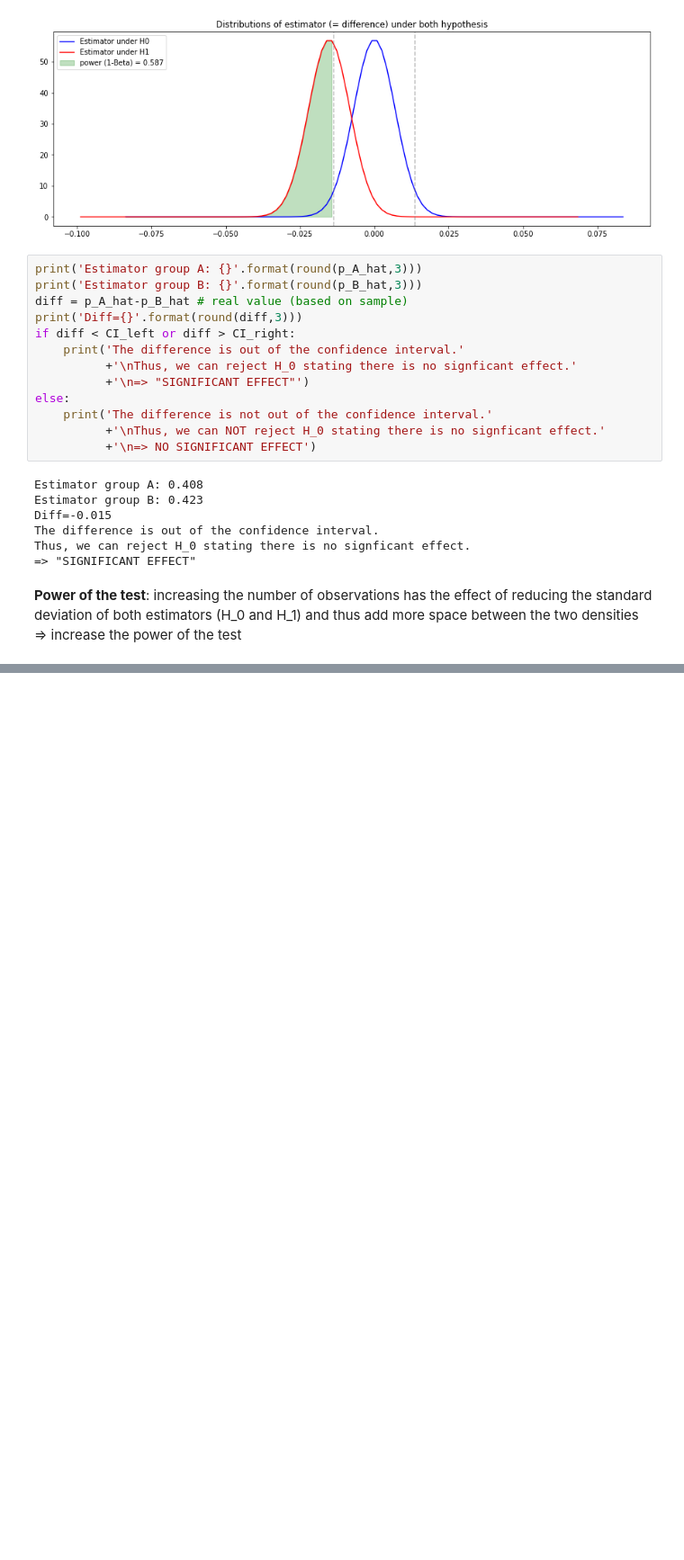
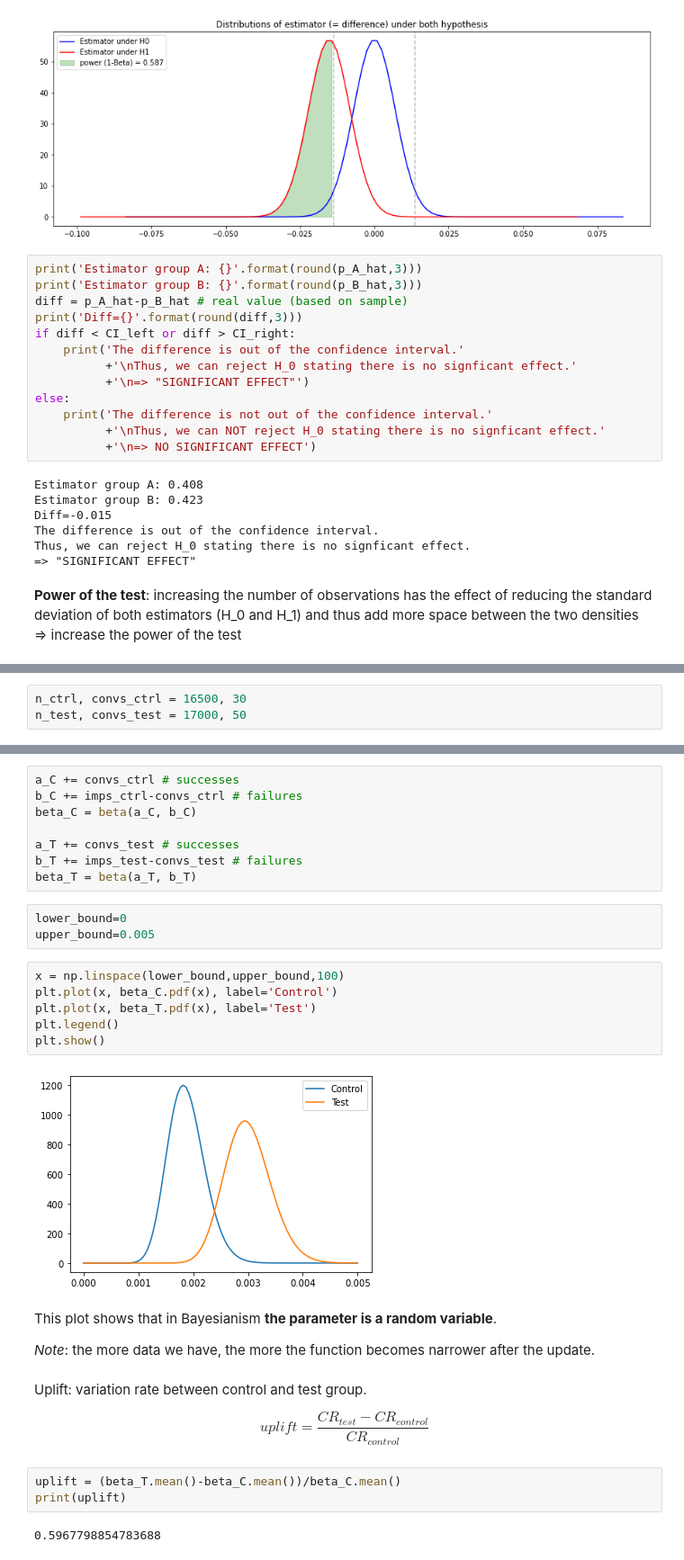
Before and after one commit to savoga/python_exos, a Jupyter notebook: statistical_testing.ipynb, the cells around one changed output, grey strips where cells are left out. Shown at 90% size. Drawn from its saved outputs; the diff is of its cells as text; blank space fills up the shorter version.

Commit message:
bayesian statistical testing

```diff
--- a/statistical_testing.ipynb
+++ b/statistical_testing.ipynb
@@ -558,0 +580,3 @@ Thus, we can reject H_0 stating there is no signficant effect.
+# %%
+n_ctrl, convs_ctrl = 16500, 30
+n_test, convs_test = 17000, 50
@@ -558,0 +614,32 @@ Thus, we can reject H_0 stating there is no signficant effect.
+# %%
+a_C += convs_ctrl # successes
+b_C += imps_ctrl-convs_ctrl # failures
+beta_C = beta(a_C, b_C)
+
+a_T += convs_test # successes
+b_T += imps_test-convs_test # failures
+beta_T = beta(a_T, b_T)
+# %%
+lower_bound=0
+upper_bound=0.005
+# %%
+x = np.linspace(lower_bound,upper_bound,100)
+plt.plot(x, beta_C.pdf(x), label='Control')
+plt.plot(x, beta_T.pdf(x), label='Test')
+plt.legend()
+plt.show()
+# %% [output]
+[figure, added]
+# %% [markdown]
+This plot shows that in Bayesianism **the parameter is a random variable**.
+
+*Note*: the more data we have, the more the function becomes narrower after the update.
+# %% [markdown]
+Uplift: variation rate between control and test group.
+
+$$uplift = \frac{CR_{test}-CR_{control}}{CR_{control}}$$
+# %%
+uplift = (beta_T.mean()-beta_C.mean())/beta_C.mean()
+print(uplift)
+# %% [output]
+0.5967798854783688
```
Also changed, not shown: parts of 31 cells of this notebook.
